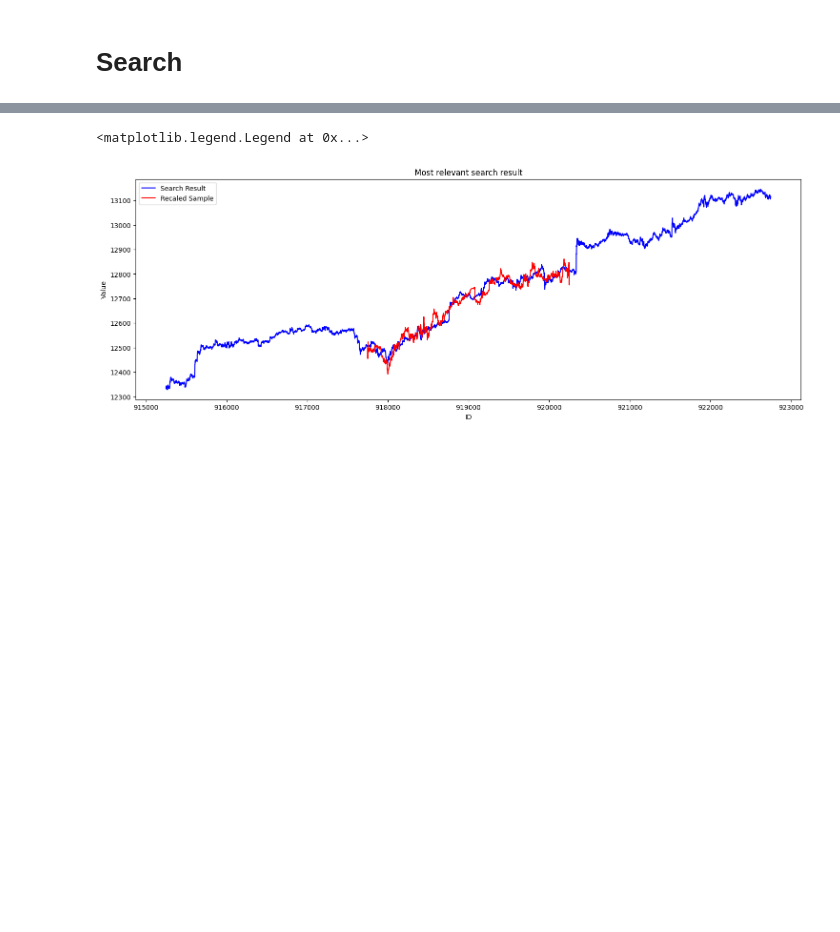
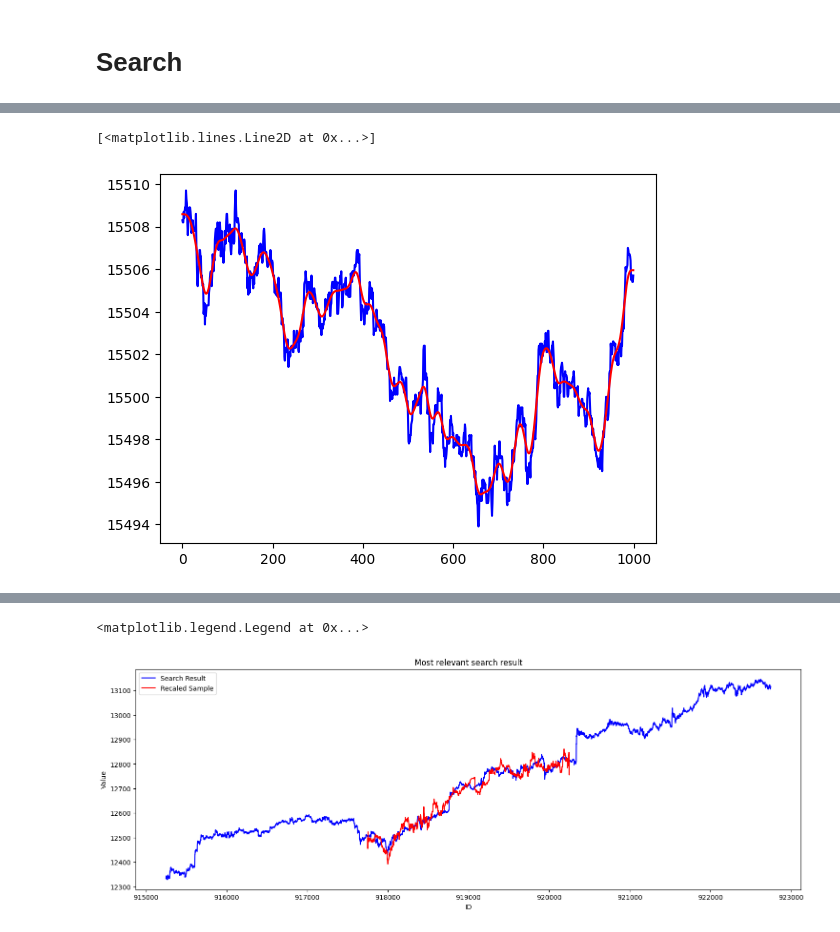
Before and after one commit to AI-General/Data_Analysis, a Jupyter notebook: mainNotebook.ipynb, the cells around one changed output, grey strips where cells are left out. Saved outputs shown, nothing was run; the diff lists cells and outputs as text; code cells hidden in the pictures; blank space fills up the shorter version.

```diff
--- a/mainNotebook.ipynb
+++ b/mainNotebook.ipynb
@@ -110,3 +185,16 @@ for i in range(1, 1000):
 reflected_signal = np.concatenate((sample_value[::-1], sample_value, sample_value[::-1]))
 resampled_reflected_signal = resample(reflected_signal, 3 * 1000)
 sample_value_scaled = list(resampled_reflected_signal[1000:2000])
+# %%
+
+
+
+# Apply a Gaussian filter with a sigma of 1
+sigma = 8
+smoothed_data = gaussian_filter1d(sample_value, sigma)
+
+plt.plot(sample_value, label='Original', color='blue')
+plt.plot(smoothed_data, label='Smoothed', color='red')
+# %% [output]
+[<matplotlib.lines.Line2D at 0x...>]
+[figure, added]
```
Also changed, not shown: parts of 11 cells of this notebook, 15 other files.
